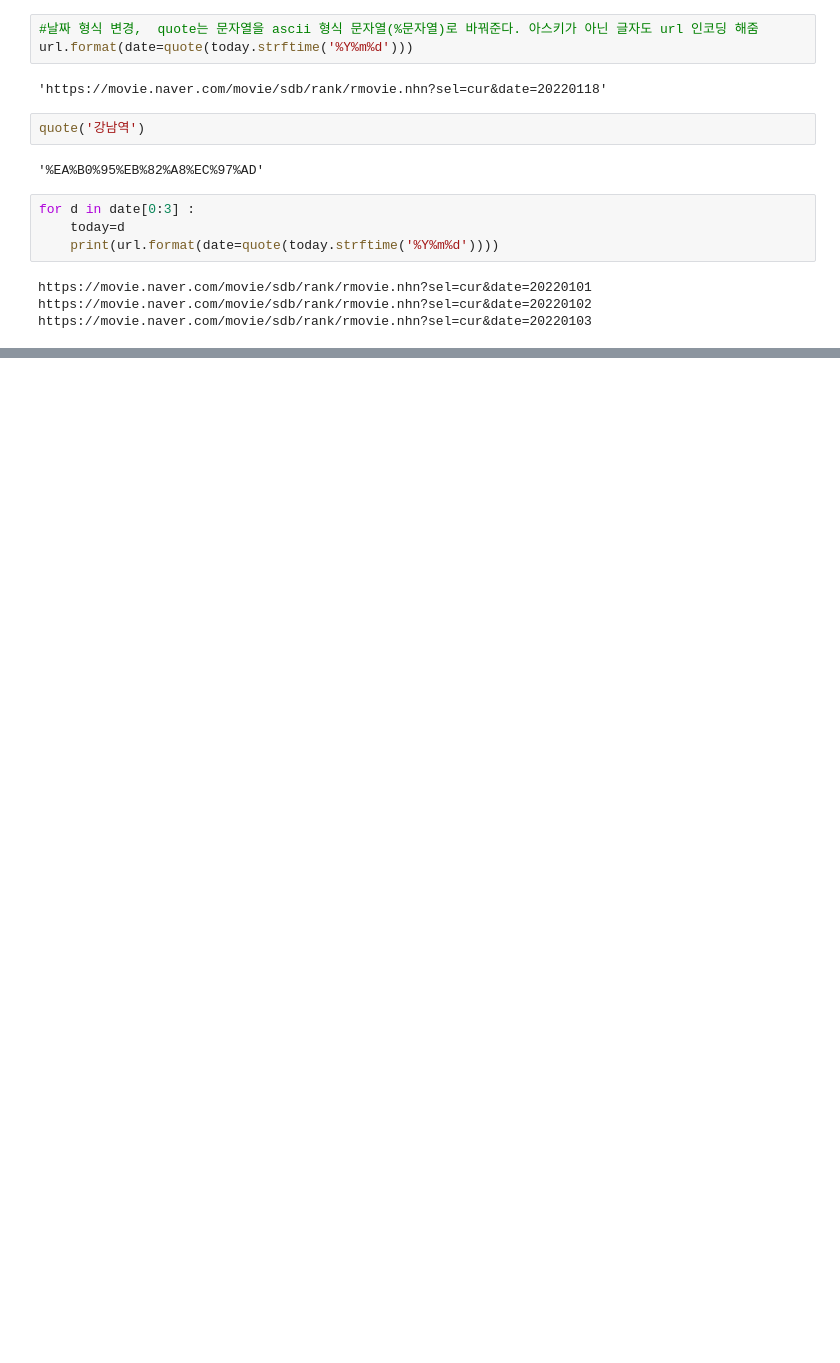
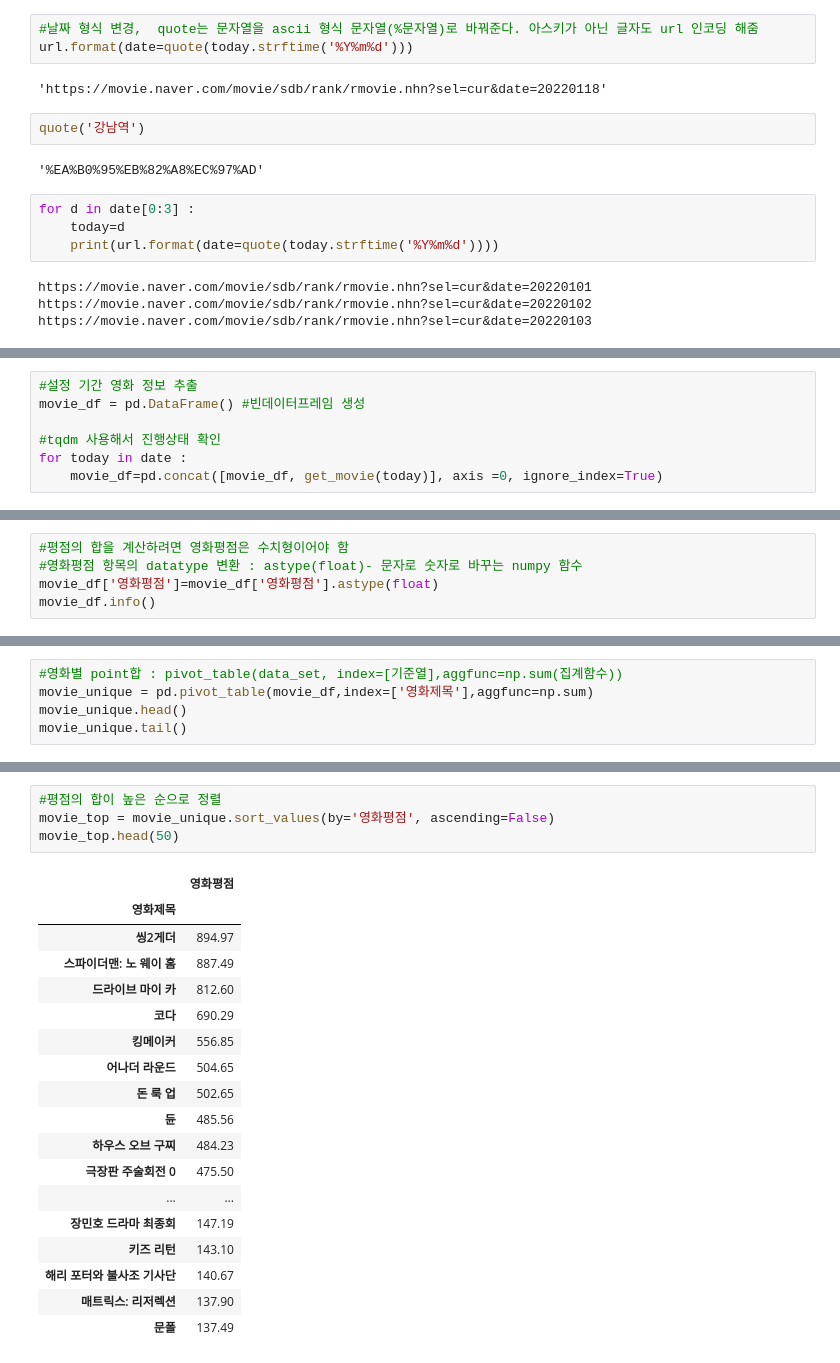
Before and after one commit to JuliaJJY/Web_crawling, a Jupyter notebook: 04_네이버_영화평점-수집및분석.ipynb, the cells around one changed output, grey strips where cells are left out. Cells and saved outputs as stored; diff of their text form; blank space fills up the shorter version.

```diff
--- a/04_네이버_영화평점-수집및분석.ipynb
+++ b/04_네이버_영화평점-수집및분석.ipynb
@@ -271,0 +323,7 @@ https://movie.naver.com/movie/sdb/rank/rmovie.nhn?sel=cur&date=20220103
+# %%
+#설정 기간 영화 정보 추출
+movie_df = pd.DataFrame() #빈데이터프레임 생성
+
+#tqdm 사용해서 진행상태 확인
+for today in date :
+    movie_df=pd.concat([movie_df, get_movie(today)], axis =0, ignore_index=True)
@@ -271,0 +364,5 @@ https://movie.naver.com/movie/sdb/rank/rmovie.nhn?sel=cur&date=20220103
+# %%
+#평점의 합을 계산하려면 영화평점은 수치형이어야 함
+#영화평점 항목의 datatype 변환 : astype(float)- 문자로 숫자로 바꾸는 numpy 함수
+movie_df['영화평점']=movie_df['영화평점'].astype(float)
+movie_df.info()
@@ -271,0 +380,5 @@ https://movie.naver.com/movie/sdb/rank/rmovie.nhn?sel=cur&date=20220103
+# %%
+#영화별 point합 : pivot_table(data_set, index=[기준열],aggfunc=np.sum(집계함수))
+movie_unique = pd.pivot_table(movie_df,index=['영화제목'],aggfunc=np.sum)
+movie_unique.head()
+movie_unique.tail()
@@ -271,0 +393,23 @@ https://movie.naver.com/movie/sdb/rank/rmovie.nhn?sel=cur&date=20220103
+# %%
+#평점의 합이 높은 순으로 정렬
+movie_top = movie_unique.sort_values(by='영화평점', ascending=False)
+movie_top.head(50)
+# %% [output]
+|  | 영화평점 |
+| 영화제목 |  |
+| 씽2게더 | 894.97 |
+| 스파이더맨: 노 웨이 홈 | 887.49 |
+| 드라이브 마이 카 | 812.60 |
+| 코다 | 690.29 |
+| 킹메이커 | 556.85 |
+| 어나더 라운드 | 504.65 |
+| 돈 룩 업 | 502.65 |
+| 듄 | 485.56 |
+| 하우스 오브 구찌 | 484.23 |
+| 극장판 주술회전 0 | 475.50 |
+| ... | ... |
+| 장민호 드라마 최종회 | 147.19 |
+| 키즈 리턴 | 143.10 |
+| 해리 포터와 불사조 기사단 | 140.67 |
+| 매트릭스: 리저렉션 | 137.90 |
+| 문폴 | 137.49 |
```
Also changed, not shown: parts of 11 cells of this notebook, 4 other files.
